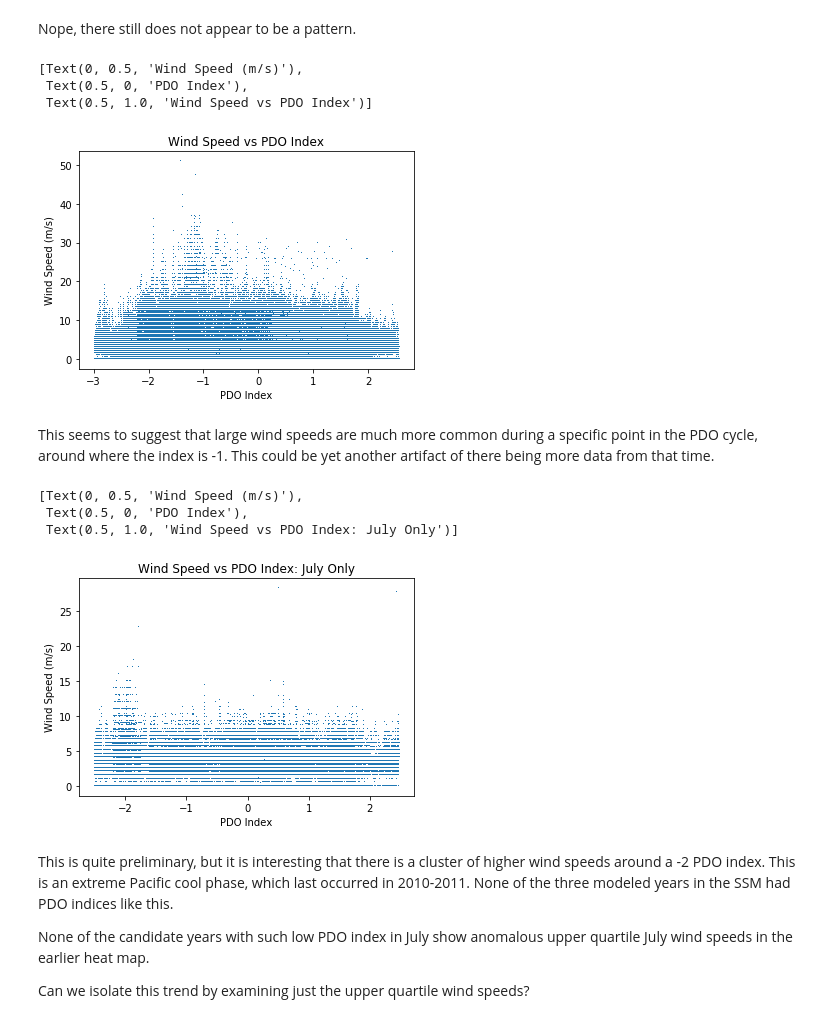
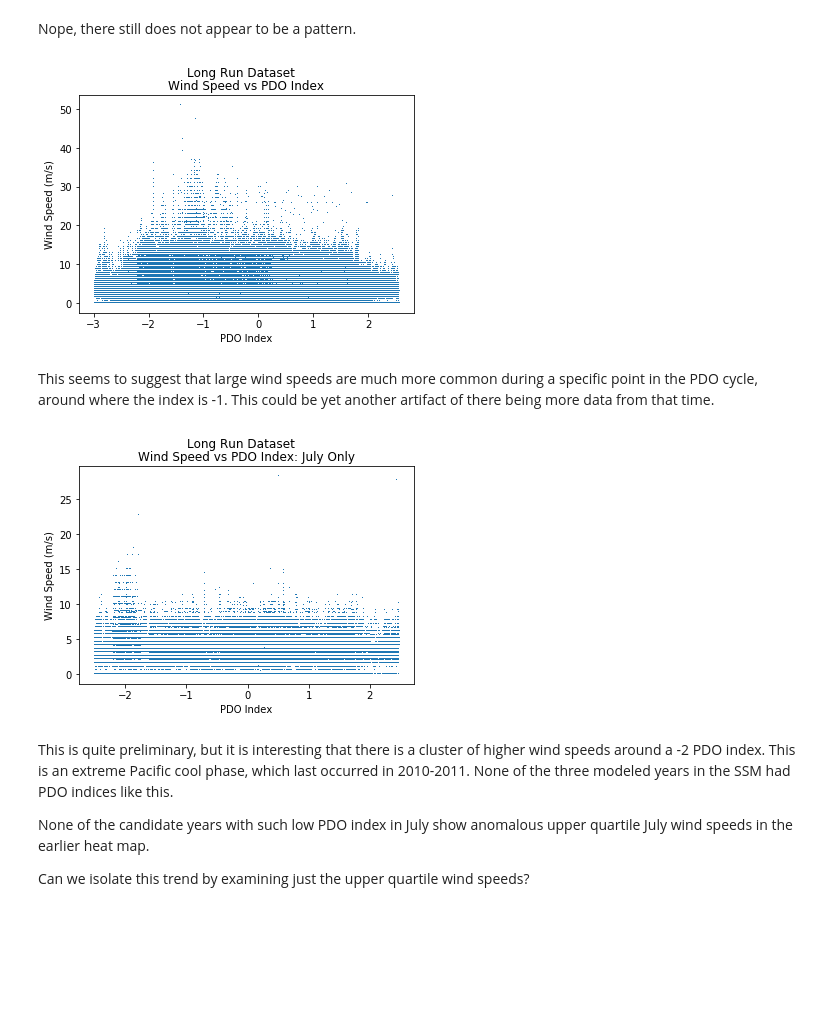
Before and after one commit to bedaro/hcde-410-final, a Jupyter notebook: DatasetAnalysis.ipynb, the cells around one changed output. Saved outputs shown, nothing was run; the diff lists cells and outputs as text; code cells hidden in the pictures; blank space fills up the shorter version.

```diff
--- a/DatasetAnalysis.ipynb
+++ b/DatasetAnalysis.ipynb
@@ -482,4 +497,2 @@ speed_vs_direction(longrun)
 # %% [markdown]
 This plot appears to show that higher wind speeds are more likely coming from the south or north; but since that's where the wind is more likely to be coming from generally, that's not surprising. The recent/dense data earlier did not show the northern spikes.
-# %%
-gengamma_fit(longrun)
@@ -534,21 +547,19 @@ Nope, there still does not appear to be a pattern.
 # %%
 data, fig, ax = correlate(longrun, 'wind_speed', pdo_full)
 ax.set(title="Wind Speed vs PDO Index", xlabel="PDO Index", ylabel="Wind Speed (m/s)")
+fig.suptitle("Long Run Dataset")
+fig.savefig("figures/longrun_corr_pdo.png")
 # %% [output]
-[Text(0, 0.5, 'Wind Speed (m/s)'),
- Text(0.5, 0, 'PDO Index'),
- Text(0.5, 1.0, 'Wind Speed vs PDO Index')]
-[figure, old version]
+[figure, new version]
 # %% [markdown]
 This seems to suggest that large wind speeds are much more common during a specific point in the PDO cycle, around where the index is -1. This could be yet another artifact of there being more data from that time.
 # %%
 data, fig, ax = correlate(longrun.loc[longrun['date'].dt.month == 7], 'wind_speed', pdo_full)
 ax.set(title="Wind Speed vs PDO Index: July Only", xlabel="PDO Index", ylabel="Wind Speed (m/s)")
+fig.suptitle("Long Run Dataset")
+fig.savefig("figures/longrun_corr_pdo_jul.png")
 # %% [output]
-[Text(0, 0.5, 'Wind Speed (m/s)'),
- Text(0.5, 0, 'PDO Index'),
- Text(0.5, 1.0, 'Wind Speed vs PDO Index: July Only')]
-[figure, old version]
+[figure, new version]
 # %% [markdown]
 This is quite preliminary, but it is interesting that there is a cluster of higher wind speeds around a -2 PDO index. This is an extreme Pacific cool phase, which last occurred in 2010-2011. None of the three modeled years in the SSM had PDO indices like this.
 
```
Also changed, not shown: parts of 36 cells of this notebook, 18 other files.
